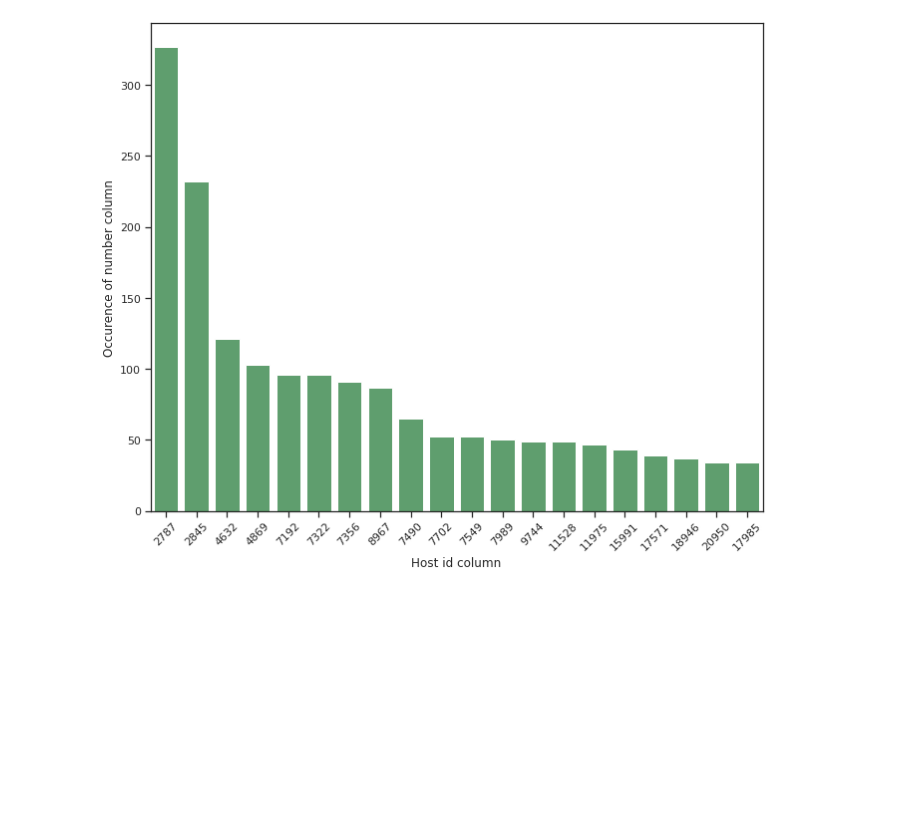
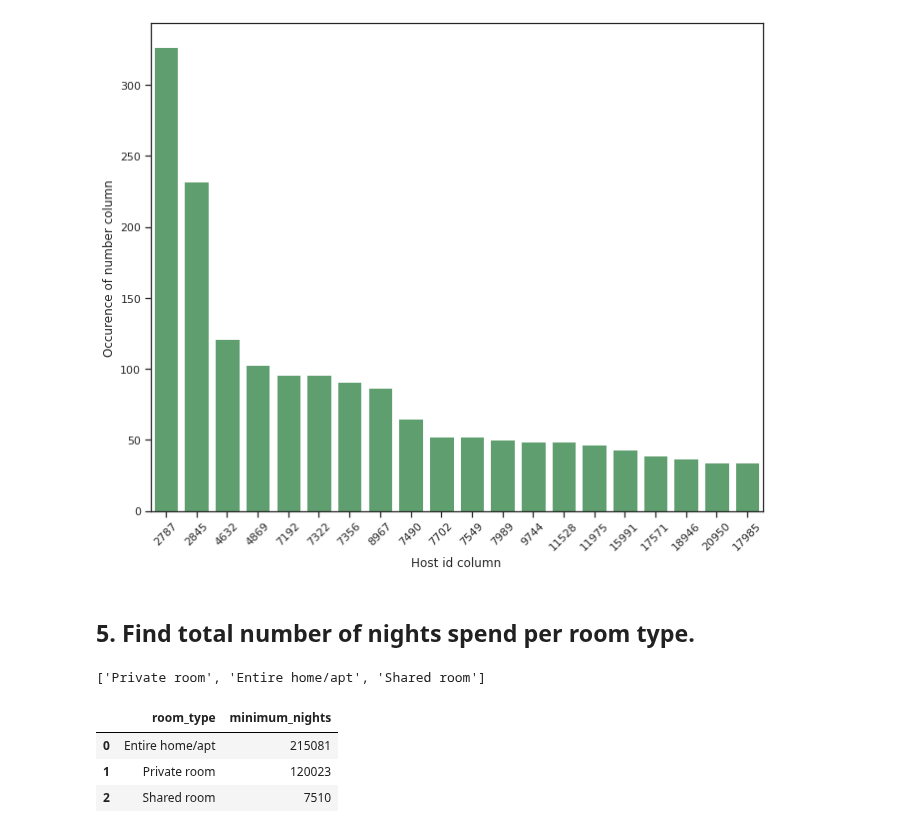
Before and after one commit to Rajvee-Sharma/EDA-Airbnb-Capstone, a Jupyter notebook: EDA_Colab_Notebbok.ipynb, the cells around one changed output. Saved outputs shown, nothing was run; the diff lists cells and outputs as text; code cells hidden in the pictures; blank space fills up the shorter version.

```diff
--- a/EDA_Colab_Notebbok.ipynb
+++ b/EDA_Colab_Notebbok.ipynb
@@ -612,3 +612,20 @@ bar_viz.set_xticklabels(bar_viz.get_xticklabels(), rotation=45)
  Text(0, 0, '20950'),
  Text(0, 0, '17985')]
 [figure]
+# %% [markdown]
+## **5. Find total number of nights spend per room type.**
+# %%
+#Get the unique values of room type
+list(airbnb_df['room_type'].unique())
+# %% [output]
+['Private room', 'Entire home/apt', 'Shared room']
+# %%
+#Find the nights spend by customer across different room type
+total_no_of_rooms = airbnb_df.groupby('room_type')['minimum_nights'].sum().reset_index()
+room_type = total_no_of_rooms.sort_values('minimum_nights', ascending=False)
+room_type
+# %% [output]
+|  | room_type | minimum_nights |
+| 0 | Entire home/apt | 215081 |
+| 1 | Private room | 120023 |
+| 2 | Shared room | 7510 |
```
Also changed, not shown: parts of 1 cell of this notebook.
